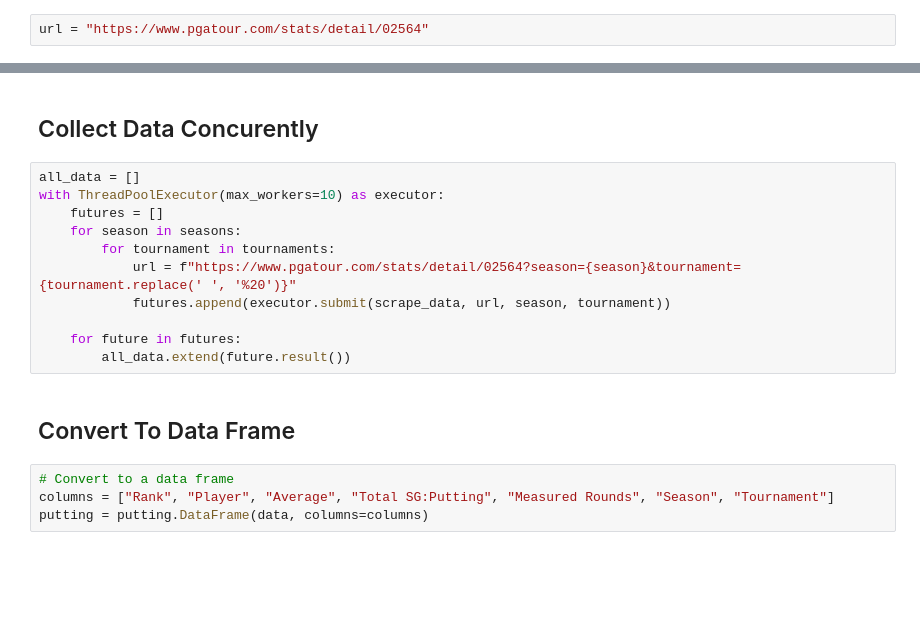
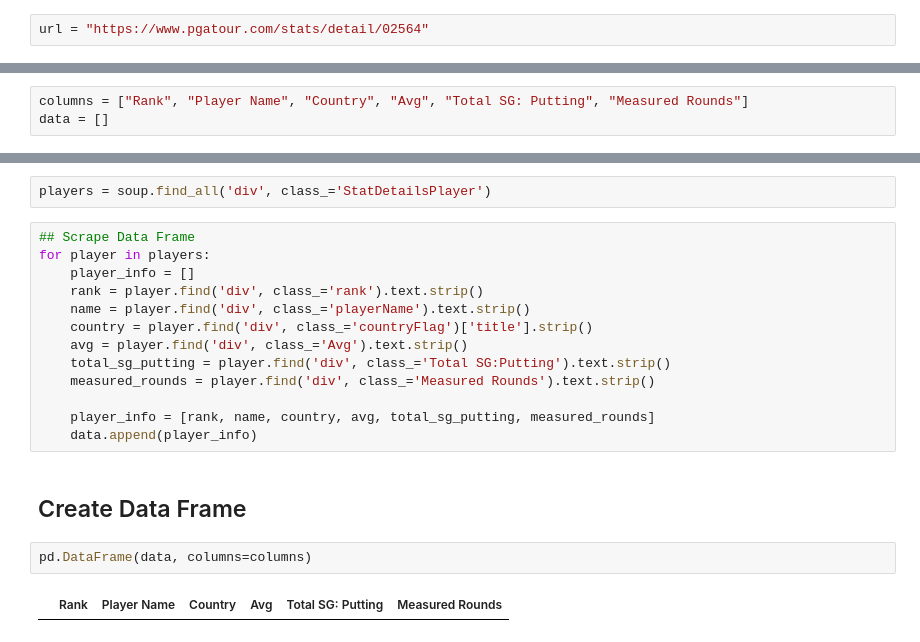
Before and after one commit to SamRobinson123/PGA, a Jupyter notebook: scrape.ipynb, the cells around one changed output, grey strips where cells are left out. Cells and saved outputs as stored; diff of their text form; blank space fills up the shorter version.

```diff
--- a/scrape.ipynb
+++ b/scrape.ipynb
@@ -80,0 +65,3 @@ for season in seasons:
+# %%
+columns = ["Rank", "Player Name", "Country", "Avg", "Total SG: Putting", "Measured Rounds"]
+data = []
@@ -81,19 +70,21 @@ for season in seasons:
+# %%
+players = soup.find_all('div', class_='StatDetailsPlayer')
+# %%
+## Scrape Data Frame
+for player in players:
+    player_info = []
+    rank = player.find('div', class_='rank').text.strip()
+    name = player.find('div', class_='playerName').text.strip()
+    country = player.find('div', class_='countryFlag')['title'].strip()
+    avg = player.find('div', class_='Avg').text.strip()
+    total_sg_putting = player.find('div', class_='Total SG:Putting').text.strip()
+    measured_rounds = player.find('div', class_='Measured Rounds').text.strip()
+
+    player_info = [rank, name, country, avg, total_sg_putting, measured_rounds]
+    data.append(player_info)
 # %% [markdown]
-## Collect Data Concurently
+## Create Data Frame
-# %%
-all_data = []
-with ThreadPoolExecutor(max_workers=10) as executor:
-    futures = []
-    for season in seasons:
-        for tournament in tournaments:
-            url = f"https://www.pgatour.com/stats/detail/02564?season={season}&tournament={tournament.replace(' ', '%20')}"
-            futures.append(executor.submit(scrape_data, url, season, tournament))
-
-    for future in futures:
-        all_data.extend(future.result())
-# %% [markdown]
-## Convert To Data Frame
-# %%
-# Convert to a data frame
-columns = ["Rank", "Player", "Average", "Total SG:Putting", "Measured Rounds", "Season", "Tournament"]
-putting = putting.DataFrame(data, columns=columns)
+# %%
+pd.DataFrame(data, columns=columns)
+# %% [output]
+|  | Rank | Player Name | Country | Avg | Total SG: Putting | Measured Rounds |
```
Also changed, not shown: parts of 13 cells of this notebook, 4 other files.
